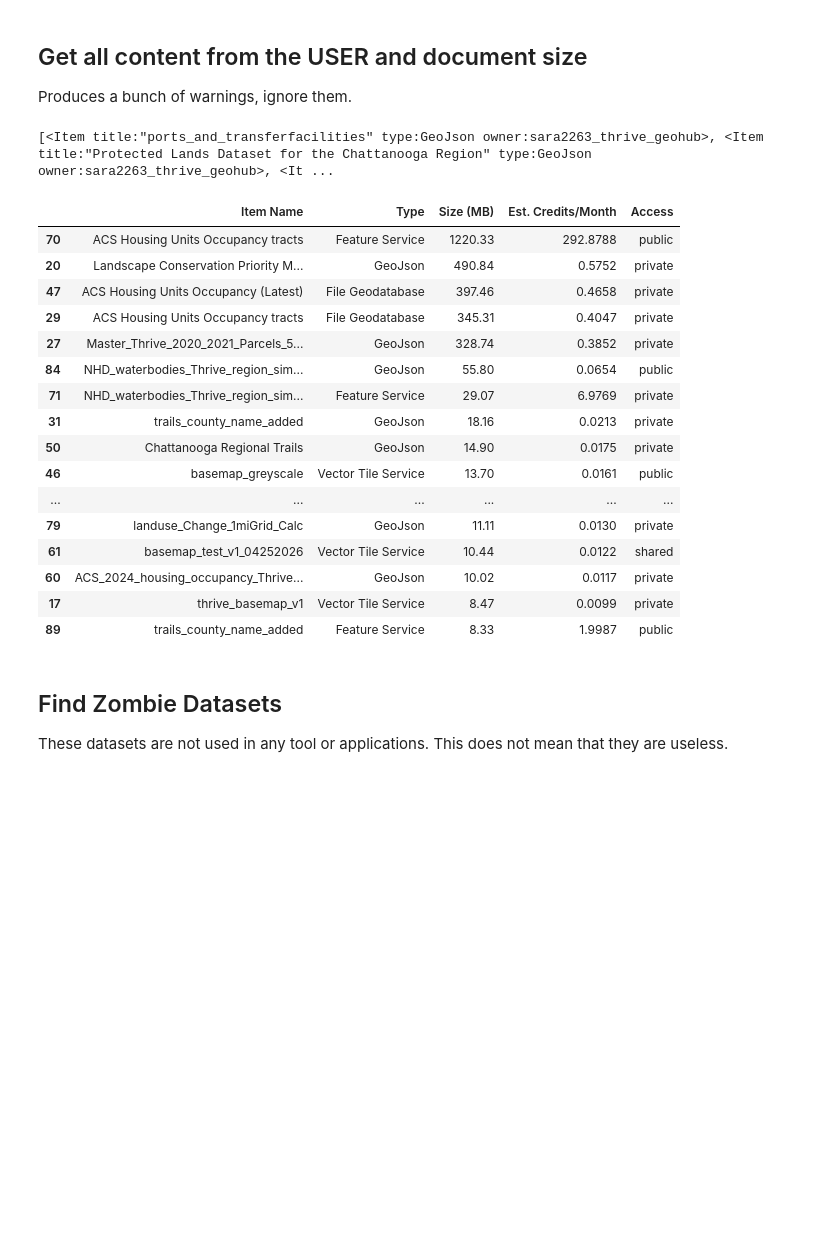
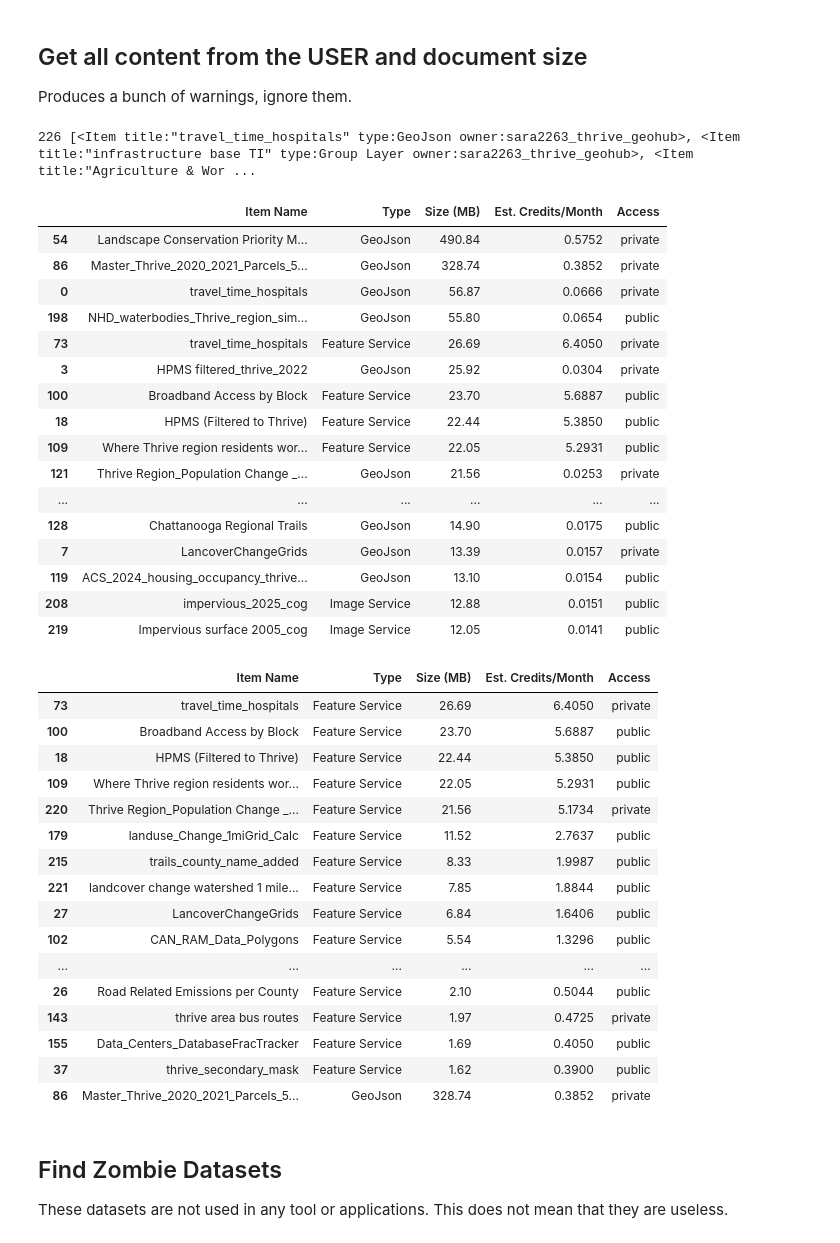
Before and after one commit to cankadir/thrive-data-portal, a Jupyter notebook: PY/Query-EsriContent.ipynb, the cells around one changed output. Cells and saved outputs as stored; diff of their text form; code cells hidden in the pictures; blank space fills up the shorter version.

```diff
--- a/PY/Query-EsriContent.ipynb
+++ b/PY/Query-EsriContent.ipynb
@@ -34,7 +34,7 @@ Produces a bunch of warnings, ignore them.
 # 1. Search for all public feature layers owned by the client's org/account
 # brings everything - insert username from gis var
 all_my_items = gis.content.search(query= f"owner:{gis.users.me.username}", max_items=1000)
-print( all_my_items )
+print( len(all_my_items) , all_my_items )
 
 data_summary = []
 
@@ -68,24 +68,44 @@ df = pd.DataFrame(data_summary)
 
 df.sort_values( by='Size (MB)' , ascending=False).head(20)
 # %% [output]
-[<Item title:"ports_and_transferfacilities" type:GeoJson owner:sara2263_thrive_geohub>, <Item title:"Protected Lands Dataset for the Chattanooga Region" type:GeoJson owner:sara2263_thrive_geohub>, <It ...
+226 [<Item title:"travel_time_hospitals" type:GeoJson owner:sara2263_thrive_geohub>, <Item title:"infrastructure base TI" type:Group Layer owner:sara2263_thrive_geohub>, <Item title:"Agriculture & Wor ...
 |  | Item Name | Type | Size (MB) | Est. Credits/Month | Access |
-| 70 | ACS Housing Units Occupancy tracts | Feature Service | 1220.33 | 292.8788 | public |
-| 20 | Landscape Conservation Priority M... | GeoJson | 490.84 | 0.5752 | private |
-| 47 | ACS Housing Units Occupancy (Latest) | File Geodatabase | 397.46 | 0.4658 | private |
-| 29 | ACS Housing Units Occupancy tracts | File Geodatabase | 345.31 | 0.4047 | private |
-| 27 | Master_Thrive_2020_2021_Parcels_5... | GeoJson | 328.74 | 0.3852 | private |
-| 84 | NHD_waterbodies_Thrive_region_sim... | GeoJson | 55.80 | 0.0654 | public |
-| 71 | NHD_waterbodies_Thrive_region_sim... | Feature Service | 29.07 | 6.9769 | private |
-| 31 | trails_county_name_added | GeoJson | 18.16 | 0.0213 | private |
-| 50 | Chattanooga Regional Trails | GeoJson | 14.90 | 0.0175 | private |
-| 46 | basemap_greyscale | Vector Tile Service | 13.70 | 0.0161 | public |
+| 54 | Landscape Conservation Priority M... | GeoJson | 490.84 | 0.5752 | private |
+| 86 | Master_Thrive_2020_2021_Parcels_5... | GeoJson | 328.74 | 0.3852 | private |
+| 0 | travel_time_hospitals | GeoJson | 56.87 | 0.0666 | private |
+| 198 | NHD_waterbodies_Thrive_region_sim... | GeoJson | 55.80 | 0.0654 | public |
+| 73 | travel_time_hospitals | Feature Service | 26.69 | 6.4050 | private |
+| 3 | HPMS filtered_thrive_2022 | GeoJson | 25.92 | 0.0304 | private |
+| 100 | Broadband Access by Block | Feature Service | 23.70 | 5.6887 | public |
+| 18 | HPMS (Filtered to Thrive) | Feature Service | 22.44 | 5.3850 | public |
+| 109 | Where Thrive region residents wor... | Feature Service | 22.05 | 5.2931 | public |
+| 121 | Thrive Region_Population Change _... | GeoJson | 21.56 | 0.0253 | private |
 | ... | ... | ... | ... | ... | ... |
-| 79 | landuse_Change_1miGrid_Calc | GeoJson | 11.11 | 0.0130 | private |
-| 61 | basemap_test_v1_04252026 | Vector Tile Service | 10.44 | 0.0122 | shared |
-| 60 | ACS_2024_housing_occupancy_Thrive... | GeoJson | 10.02 | 0.0117 | private |
-| 17 | thrive_basemap_v1 | Vector Tile Service | 8.47 | 0.0099 | private |
-| 89 | trails_county_name_added | Feature Service | 8.33 | 1.9987 | public |
+| 128 | Chattanooga Regional Trails | GeoJson | 14.90 | 0.0175 | public |
+| 7 | LancoverChangeGrids | GeoJson | 13.39 | 0.0157 | private |
+| 119 | ACS_2024_housing_occupancy_thrive... | GeoJson | 13.10 | 0.0154 | public |
+| 208 | impervious_2025_cog | Image Service | 12.88 | 0.0151 | public |
+| 219 | Impervious surface 2005_cog | Image Service | 12.05 | 0.0141 | public |
+# %%
+df.sort_values( by='Est. Credits/Month' , ascending=False).head(25)
+# %% [output]
+|  | Item Name | Type | Size (MB) | Est. Credits/Month | Access |
+| 73 | travel_time_hospitals | Feature Service | 26.69 | 6.4050 | private |
+| 100 | Broadband Access by Block | Feature Service | 23.70 | 5.6887 | public |
+| 18 | HPMS (Filtered to Thrive) | Feature Service | 22.44 | 5.3850 | public |
+| 109 | Where Thrive region residents wor... | Feature Service | 22.05 | 5.2931 | public |
+| 220 | Thrive Region_Population Change _... | Feature Service | 21.56 | 5.1734 | private |
+| 179 | landuse_Change_1miGrid_Calc | Feature Service | 11.52 | 2.7637 | public |
+| 215 | trails_county_name_added | Feature Service | 8.33 | 1.9987 | public |
+| 221 | landcover change watershed 1 mile... | Feature Service | 7.85 | 1.8844 | public |
+| 27 | LancoverChangeGrids | Feature Service | 6.84 | 1.6406 | public |
+| 102 | CAN_RAM_Data_Polygons | Feature Service | 5.54 | 1.3296 | public |
+| ... | ... | ... | ... | ... | ... |
+| 26 | Road Related Emissions per County | Feature Service | 2.10 | 0.5044 | public |
+| 143 | thrive area bus routes | Feature Service | 1.97 | 0.4725 | private |
+| 155 | Data_Centers_DatabaseFracTracker | Feature Service | 1.69 | 0.4050 | public |
+| 37 | thrive_secondary_mask | Feature Service | 1.62 | 0.3900 | public |
+| 86 | Master_Thrive_2020_2021_Parcels_5... | GeoJson | 328.74 | 0.3852 | private |
 # %% [markdown]
 ## Find Zombie Datasets
 These datasets are not used in any tool or applications. This does not mean that they are useless.
```
Also changed, not shown: parts of 1 cell of this notebook, 16 other files.
